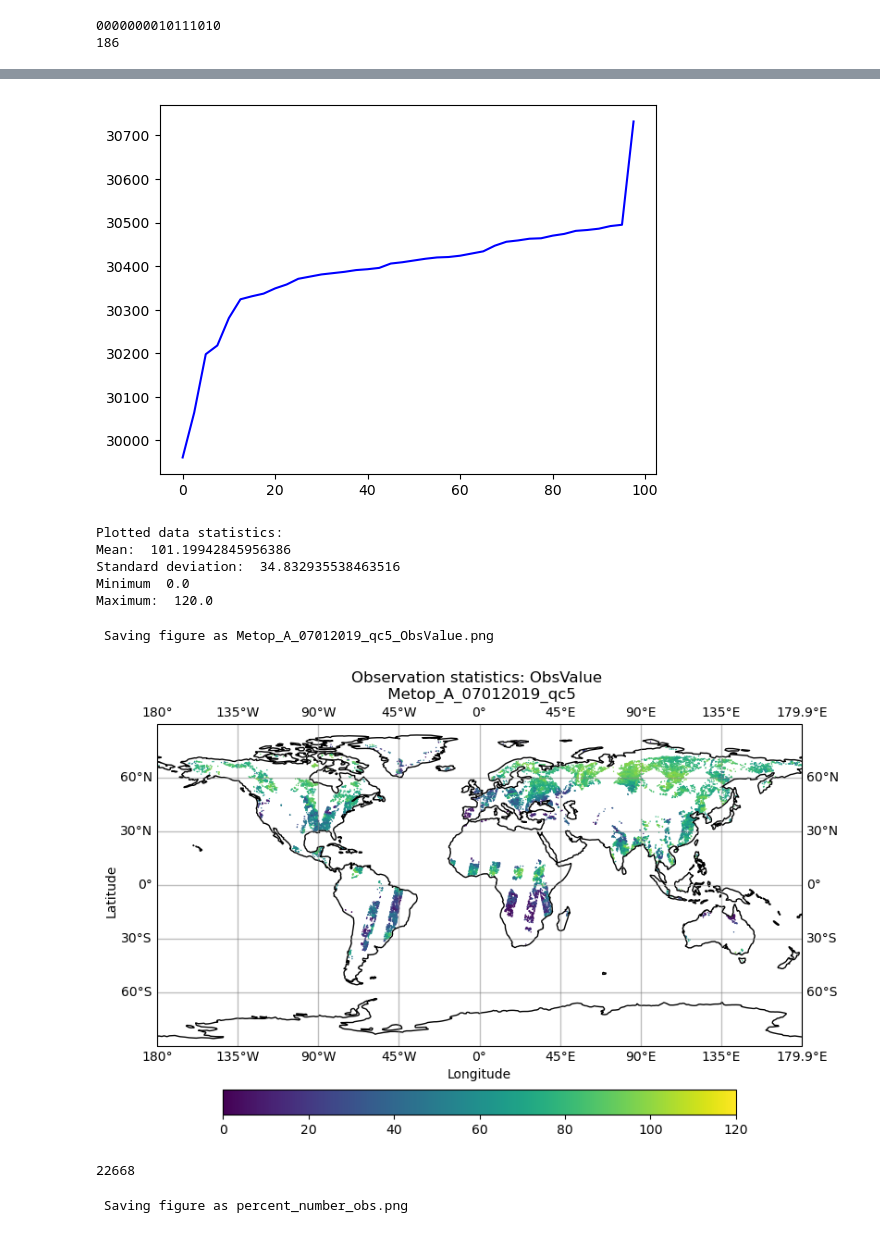
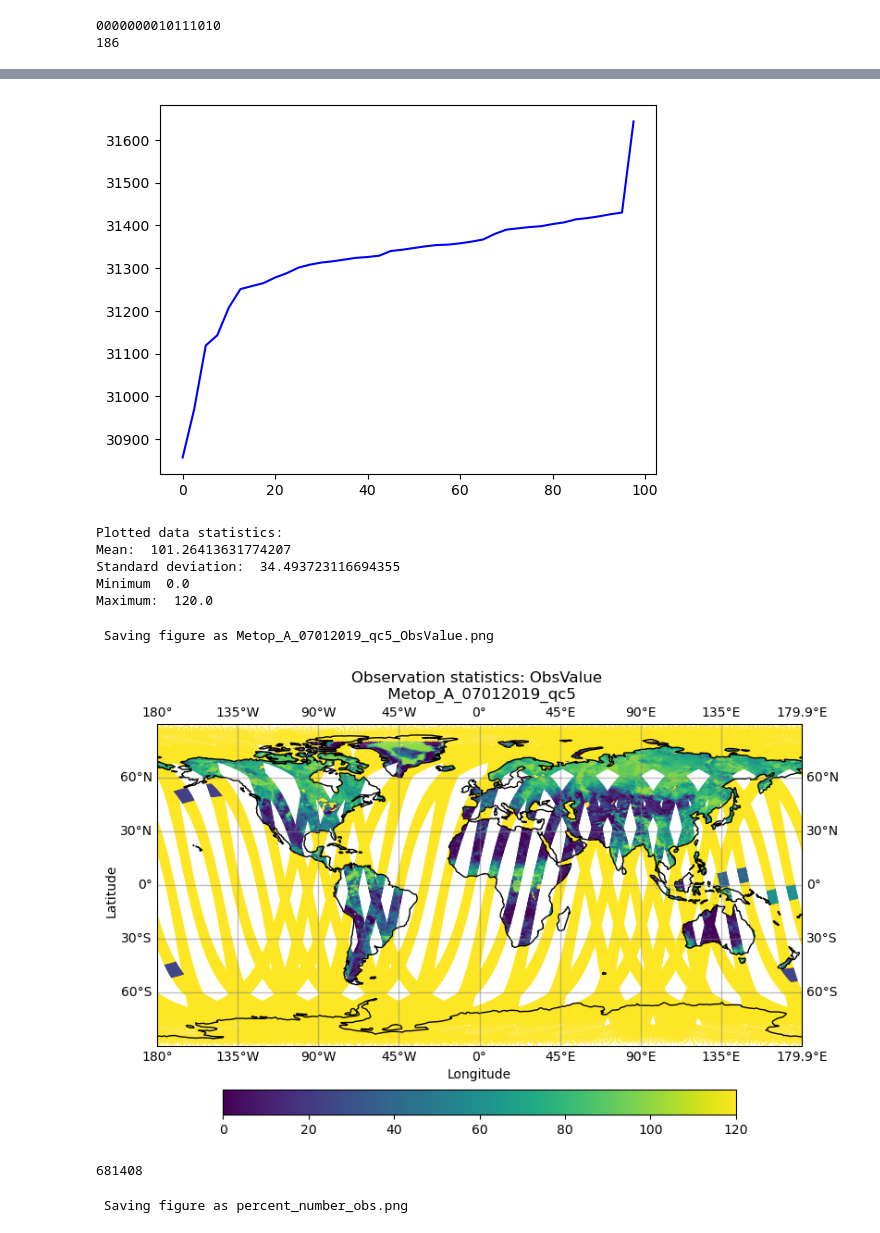
Before and after one commit to amfox37/GEOSldas_diagnostics, a Jupyter notebook: Jupyter/bufr_reader.ipynb, the cells around one changed output, grey strips where cells are left out. Drawn from its saved outputs; the diff is of its cells as text; code cells hidden in the pictures.

```diff
--- a/Jupyter/bufr_reader.ipynb
+++ b/Jupyter/bufr_reader.ipynb
@@ -7,7 +7,7 @@ from pybufrkit.dataquery import NodePathParser, DataQuerent
 
 
 # Get a list of files with a similar name in a directory
-path = '/Users/amfox/Downloads'
+path = '/Users/amfox/Desktop/ASCAT_EUMETSAT'
 file_name = 'M02-ASCA-ASCSMO02-NA'
 file_ext = '.bfr'
 files = [file for file in os.listdir(path) if file.startswith(file_name) and file.endswith(file_ext)]
@@ -202,7 +202,7 @@ plt.plot(base[:-1], cumulative, c='blue')
 
 plt.show()
 # %% [output]
-[figure, old version]
+[figure, new version]
 # %%
 
 
@@ -220,8 +220,8 @@ print("Minimum ", datmi)
 print("Maximum: ", datma)
 # %% [output]
 Plotted data statistics:
-Mean:  101.19942845956386
-Standard deviation:  34.832935538463516
+Mean:  101.26413631774207
+Standard deviation:  34.493723116694355
 Minimum  0.0
 Maximum:  120.0
 # %%
@@ -271,11 +271,11 @@ if (colmax!=None):
     print("Using user provided maximum for colorbar")
     cmax = colmax
 # %%
-obarray[obarray[:,0]==120,0] = np.nan
-obarray[(obs_array[:,4]!=0),0] = np.nan
-obarray[(obs_array[:,5]!=0),0] = np.nan
-obarray[(obs_array[:,7]>10),0] = np.nan
-obarray[(obs_array[:,8]>10),0] = np.nan
+#obarray[obarray[:,0]==120,0] = np.nan
+#obarray[(obs_array[:,4]!=0),0] = np.nan
+#obarray[(obs_array[:,5]!=0),0] = np.nan
+#obarray[(obs_array[:,7]>10),0] = np.nan
+#obarray[(obs_array[:,8]>10),0] = np.nan
 
 # Create figure
 # -------------
@@ -302,38 +302,38 @@ ax.tick_params(labelbottom=False, labeltop=False, labelleft=False, labelright=Fa
 sc = ax.scatter(obarray[:, 1], obarray[:, 2],
                 c=obarray[:, 0], s=1, linewidth=0,
                 transform=ccrs.PlateCarree(), cmap=cmap, vmin=cmin, vmax=cmax, norm=norm)
 
 # colorbar
 cbar = plt.colorbar(sc, ax=ax, orientation="horizontal", pad=.1, fraction=0.06,)
 if not units==None:
     cbar.ax.set_ylabel(units, fontsize=10)
 
 # plot globally
 ax.set_global()
 
 # draw coastlines
 ax.coastlines()
 
 # figure labels
 
 pname = "Metop_A_07012019_qc5"
 
 plt.title("Observation statistics: "+metric+" \n "+
           pname) #, y=1.08)
 ax.text(0.45, -0.1,   'Longitude', transform=ax.transAxes, ha='left')
 ax.text(-0.08, 0.4, 'Latitude', transform=ax.transAxes, rotation='vertical', va='bottom')
 
 savename = pname+'_'+metric+'.png'
 
 print(" Saving figure as", savename, "\n")
 plt.savefig(savename, dpi = 400)
 # %% [output]
  Saving figure as Metop_A_07012019_qc5_ObsValue.png
-[figure, old version]
+[figure, new version]
 # %%
 print(np.count_nonzero(~np.isnan(obarray[:,0])))
 # %% [output]
-22668
+681408
 # %%
 y = np.array([186047, 71469, 30732, 23634, 22668])
 yy = np.round((y/186047)*100,1)
```
Also changed, not shown: parts of 6 cells of this notebook, 1 other file.
